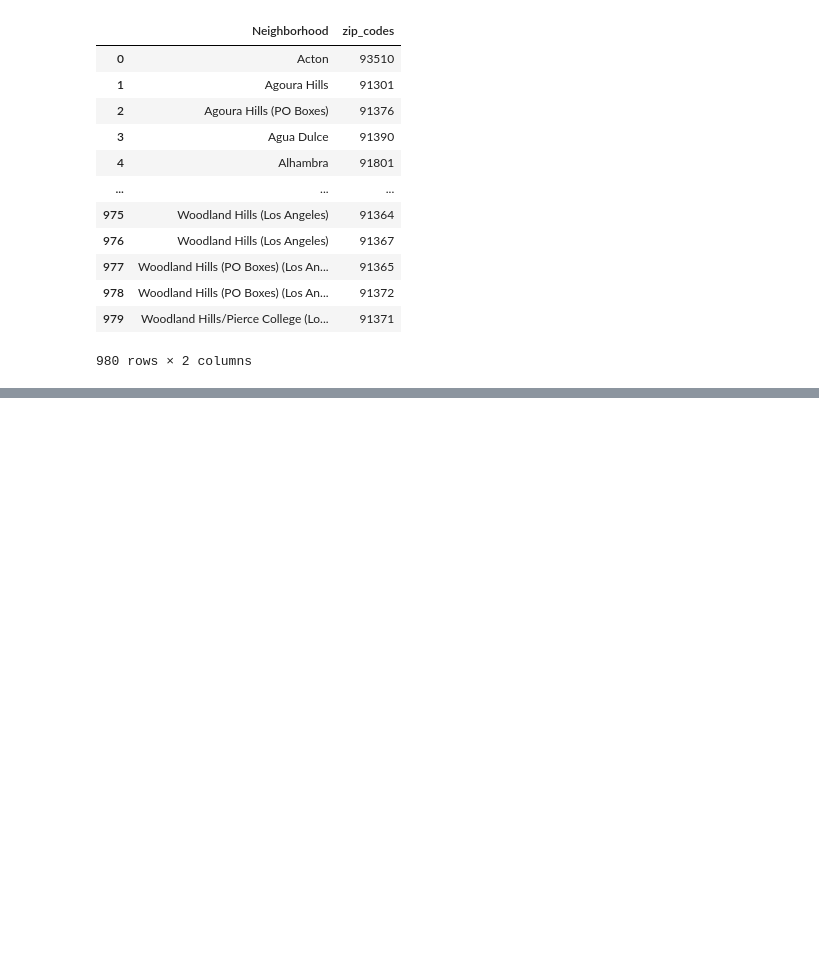
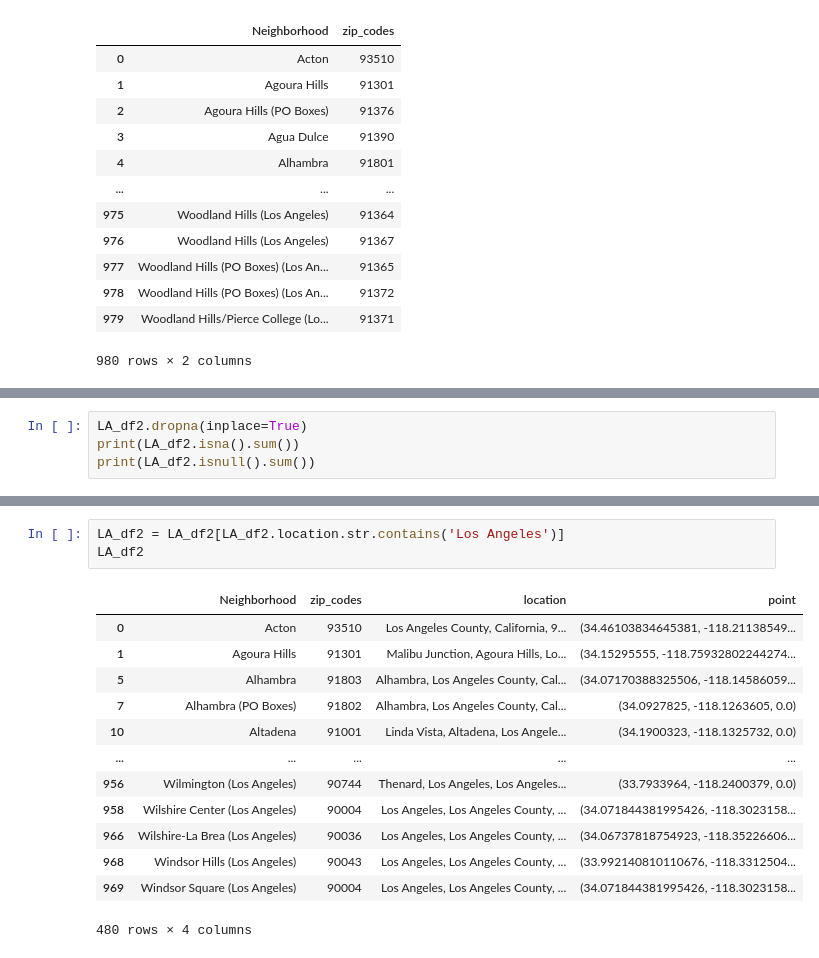
Before and after one commit to FayedPatel/The-Battle-of-Neighborhoods, a Jupyter notebook: The Battle of Neighborhoods.ipynb, the cells around one changed output, grey strips where cells are left out. Saved outputs shown, nothing was run; the diff lists cells and outputs as text; blank space fills up the shorter version.

```diff
--- a/The Battle of Neighborhoods.ipynb
+++ b/The Battle of Neighborhoods.ipynb
@@ -204,0 +295,4 @@ CHI_df2
+# %%
+LA_df2.dropna(inplace=True)
+print(LA_df2.isna().sum())
+print(LA_df2.isnull().sum())
@@ -204,0 +310,17 @@ CHI_df2
+# %%
+LA_df2 = LA_df2[LA_df2.location.str.contains('Los Angeles')]
+LA_df2
+# %% [output]
+|  | Neighborhood | zip_codes | location | point |
+| 0 | Acton | 93510 | Los Angeles County, California, 9... | (34.46103834645381, -118.21138549... |
+| 1 | Agoura Hills | 91301 | Malibu Junction, Agoura Hills, Lo... | (34.15295555, -118.75932802244274... |
+| 5 | Alhambra | 91803 | Alhambra, Los Angeles County, Cal... | (34.07170388325506, -118.14586059... |
+| 7 | Alhambra (PO Boxes) | 91802 | Alhambra, Los Angeles County, Cal... | (34.0927825, -118.1263605, 0.0) |
+| 10 | Altadena | 91001 | Linda Vista, Altadena, Los Angele... | (34.1900323, -118.1325732, 0.0) |
+| ... | ... | ... | ... | ... |
+| 956 | Wilmington (Los Angeles) | 90744 | Thenard, Los Angeles, Los Angeles... | (33.7933964, -118.2400379, 0.0) |
+| 958 | Wilshire Center (Los Angeles) | 90004 | Los Angeles, Los Angeles County, ... | (34.071844381995426, -118.3023158... |
+| 966 | Wilshire-La Brea (Los Angeles) | 90036 | Los Angeles, Los Angeles County, ... | (34.06737818754923, -118.35226606... |
+| 968 | Windsor Hills (Los Angeles) | 90043 | Los Angeles, Los Angeles County, ... | (33.992140810110676, -118.3312504... |
+| 969 | Windsor Square (Los Angeles) | 90004 | Los Angeles, Los Angeles County, ... | (34.071844381995426, -118.3023158... |
+480 rows × 4 columns
```
Also changed, not shown: parts of 28 cells of this notebook, 3 other files.
